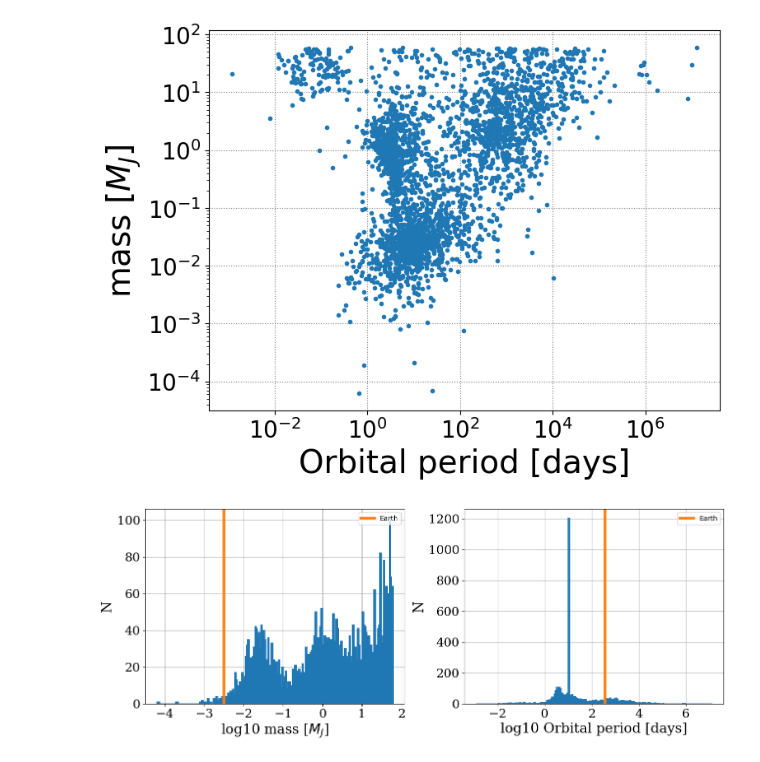
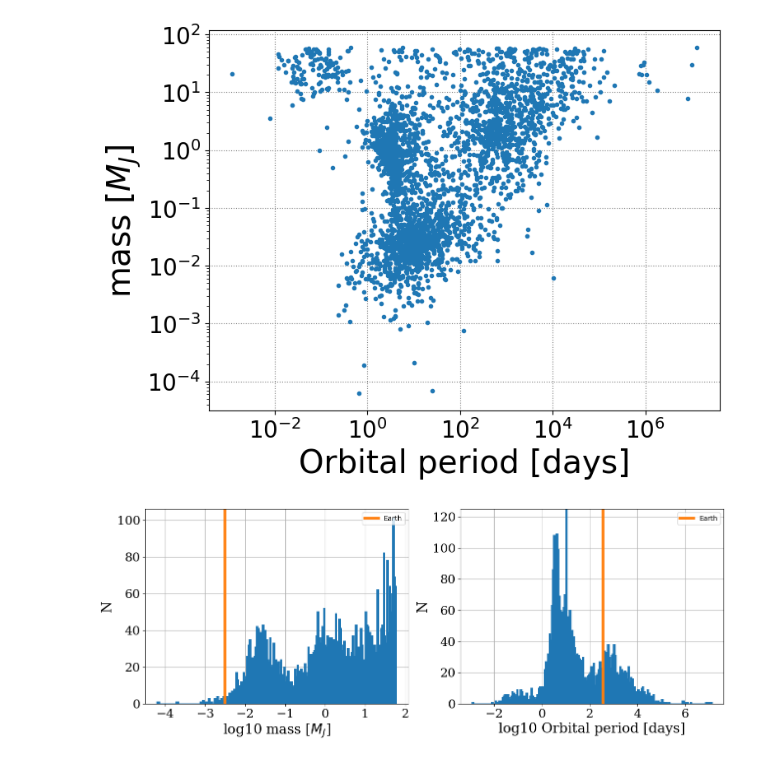
Before and after one commit to helgadenes/Astrophysics_yachay, a Jupyter notebook: python_tutorials/Planets/Exoplanets_v2.ipynb, the cells around one changed output. Drawn from its saved outputs; the diff is of its cells as text; code cells hidden in the pictures.

```diff
--- a/python_tutorials/Planets/Exoplanets_v2.ipynb
+++ b/python_tutorials/Planets/Exoplanets_v2.ipynb
@@ -262,32 +262,32 @@ plt.axes(frameon=False)
 plt.xticks([])
 plt.yticks([])
 
 ax1 = fig.add_subplot(1,2,1)
 d = np.log10(data['mass'])
 plt.hist(d, bins=200, histtype='step', color='C0', fill=True, linewidth=2)
 plt.axvline(np.log10(1/317.83), color='C1', lw=4, label='Earth')
 plt.xticks(family='serif',size=18)
 plt.yticks(family='serif',size=18)
 ax1.set_xlabel('log10 mass [$M_J$]', size=20,family='serif')
 ax1.set_ylabel('N', size=20,family='serif')
 plt.grid(True)
 plt.legend()
 #plt.xlim(0.00,13)
 plt.tight_layout()
 
 ax2 = fig.add_subplot(1,2,2)
 d = np.log10(data['period'])
 plt.hist(d, bins=200, histtype='step', color='C0', fill=True, linewidth=2)
 plt.axvline(np.log10(365), color='C1', lw=4, label='Earth')
 plt.xticks(family='serif',size=18)
 plt.yticks(family='serif',size=18)
 ax2.set_xlabel('log10 Orbital period [days]', size=20,family='serif')
 ax2.set_ylabel('N', size=20,family='serif')
 plt.legend()
 plt.grid(True)
-#plt.xlim(0.00,1)
+plt.ylim(0.00,125)
 plt.tight_layout()
 
 plt.show()
 # %% [output]
-[figure, old version]
+[figure, new version]
```
Also changed, not shown: parts of 1 cell of this notebook.
